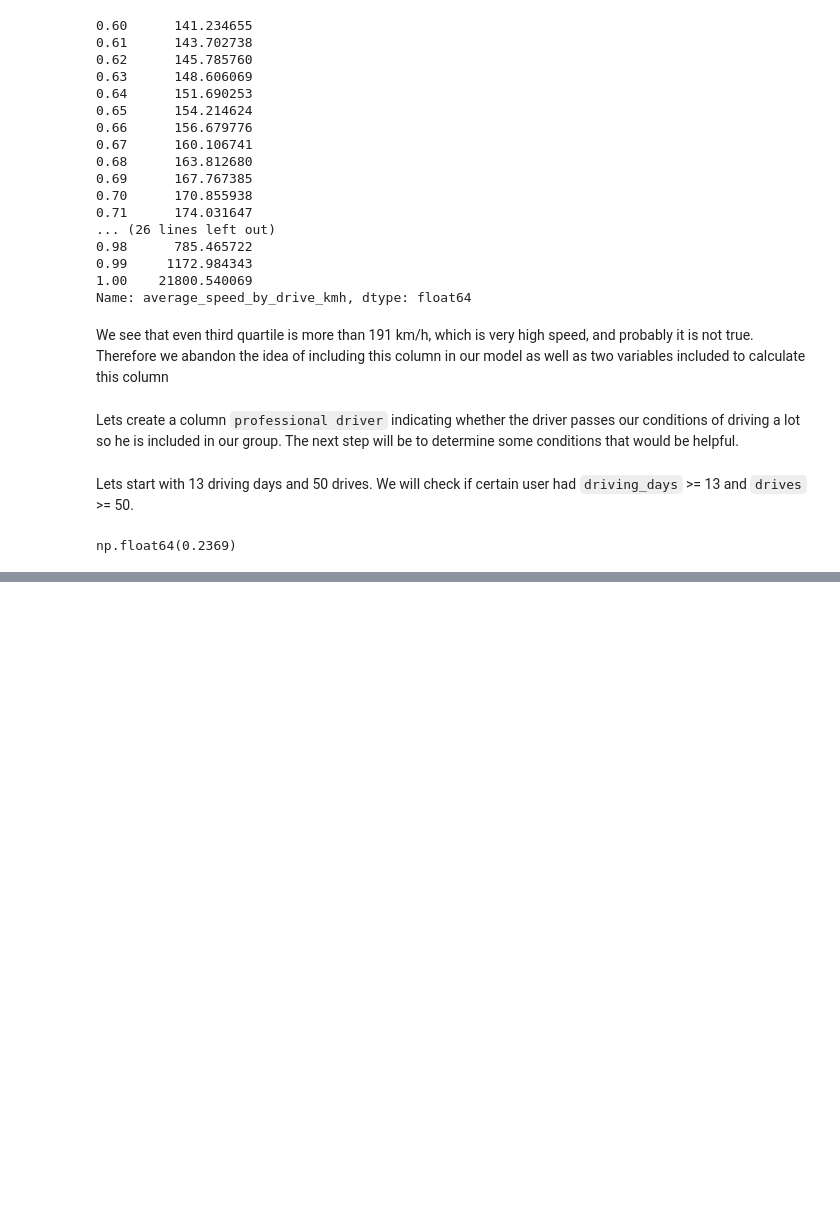
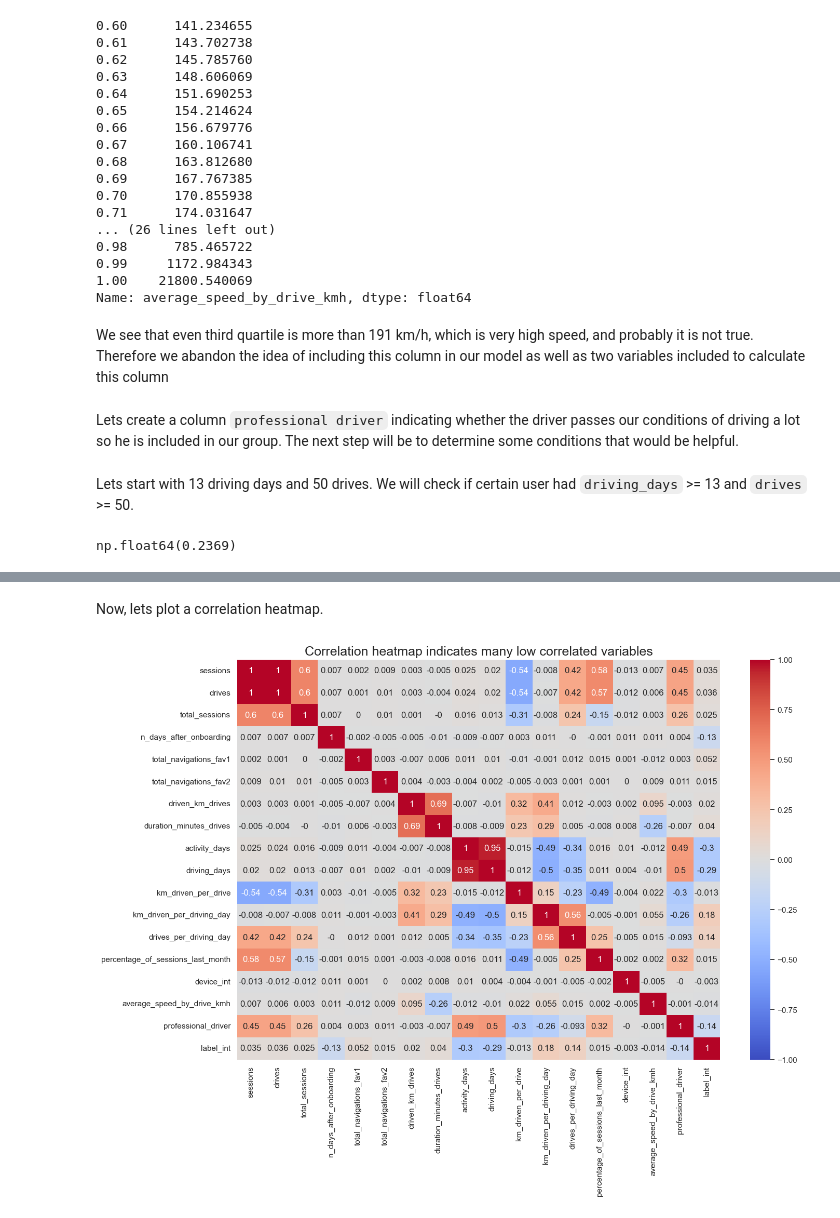
Before and after one commit to Damian-oo/Customer-Churn-Prediction-Waze-app, a Jupyter notebook: Waze Churn Project_full.ipynb, the cells around one changed output, grey strips where cells are left out. Cells and saved outputs as stored; diff of their text form; code cells hidden in the pictures; blank space fills up the shorter version.

```diff
--- a/Waze Churn Project_full.ipynb
+++ b/Waze Churn Project_full.ipynb
@@ -1032,0 +1065,4 @@ np.float64(0.2369)
+# %%
+dict_map = {"retained": 1, "churned": 2}
+# %%
+df_waze_1["label_int"] = df_waze_1["label"].map(dict_map)
@@ -1032,0 +1071,2 @@ np.float64(0.2369)
+# %%
+df_waze_2 = df_waze_1.select_dtypes(include = 'number')
@@ -1032,0 +1118,9 @@ np.float64(0.2369)
+# %% [markdown]
+Now, lets plot a correlation heatmap.
+# %%
+fig, ax = plt.subplots(figsize = (15,10))
+sns.heatmap(df_waze_2.corr(method='pearson').round(decimals = 3), vmin = -1, vmax = 1, annot = True, cmap = 'coolwarm', ax = ax)
+ax.set_title("Correlation heatmap indicates many low correlated variables", fontsize = 18)
+plt.show()
+# %% [output]
+[figure, added]
```
Also changed, not shown: parts of 11 cells of this notebook.
